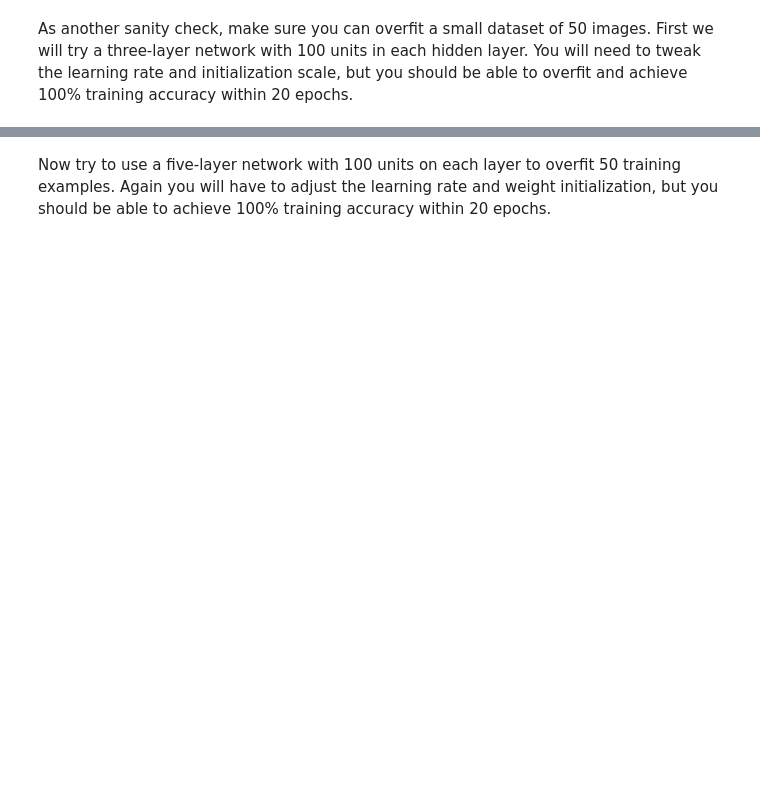
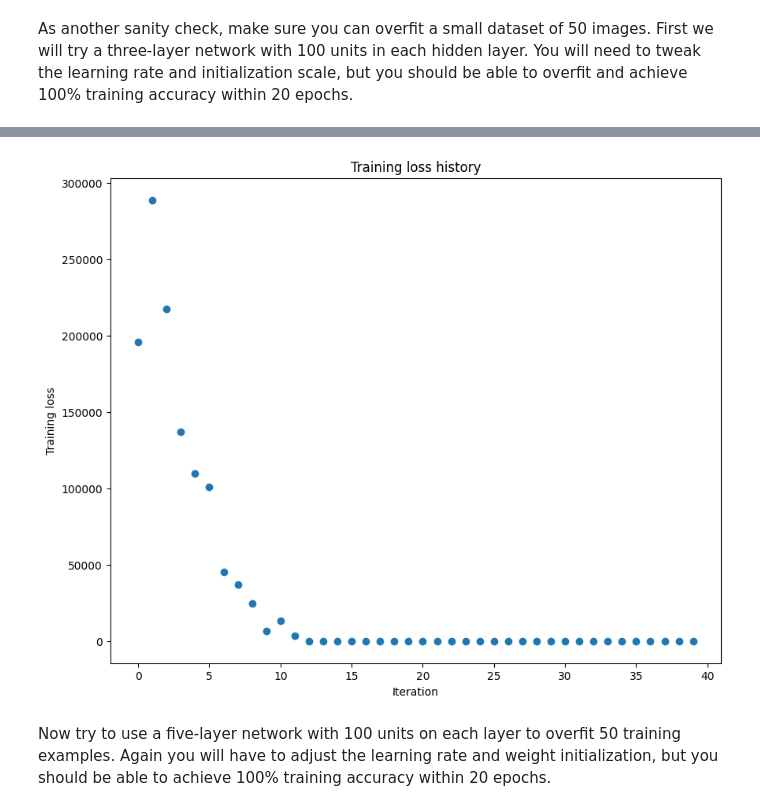
Before and after one commit to UrMBCMRabbont/cs231n-Deep_Learning_in_CV, a Jupyter notebook: assignment2/FullyConnectedNets.ipynb, the cells around one changed output, grey strips where cells are left out. Drawn from its saved outputs; the diff is of its cells as text; code cells hidden in the pictures; blank space fills up the shorter version.

```diff
--- a/assignment2/FullyConnectedNets.ipynb
+++ b/assignment2/FullyConnectedNets.ipynb
@@ -439,7 +453,7 @@ small_data = {
   'y_val': data['y_val'],
 }
 
-weight_scale = 1e-2
+weight_scale = 1
 learning_rate = 1e-4
 model = FullyConnectedNet([100, 100],
               weight_scale=weight_scale, dtype=np.float64)
@@ -457,3 +471,4 @@ plt.title('Training loss history')
 plt.xlabel('Iteration')
 plt.ylabel('Training loss')
 plt.show()
+# %% [output]
@@ -460,3 +492,4 @@ plt.show()
+[figure, added]
 # %% [markdown]
 Now try to use a five-layer network with 100 units on each layer to overfit 50 training examples. Again you will have to adjust the learning rate and weight initialization, but you should be able to achieve 100% training accuracy within 20 epochs.
 # %%
```
Also changed, not shown: parts of 5 cells of this notebook, 2 other files.
